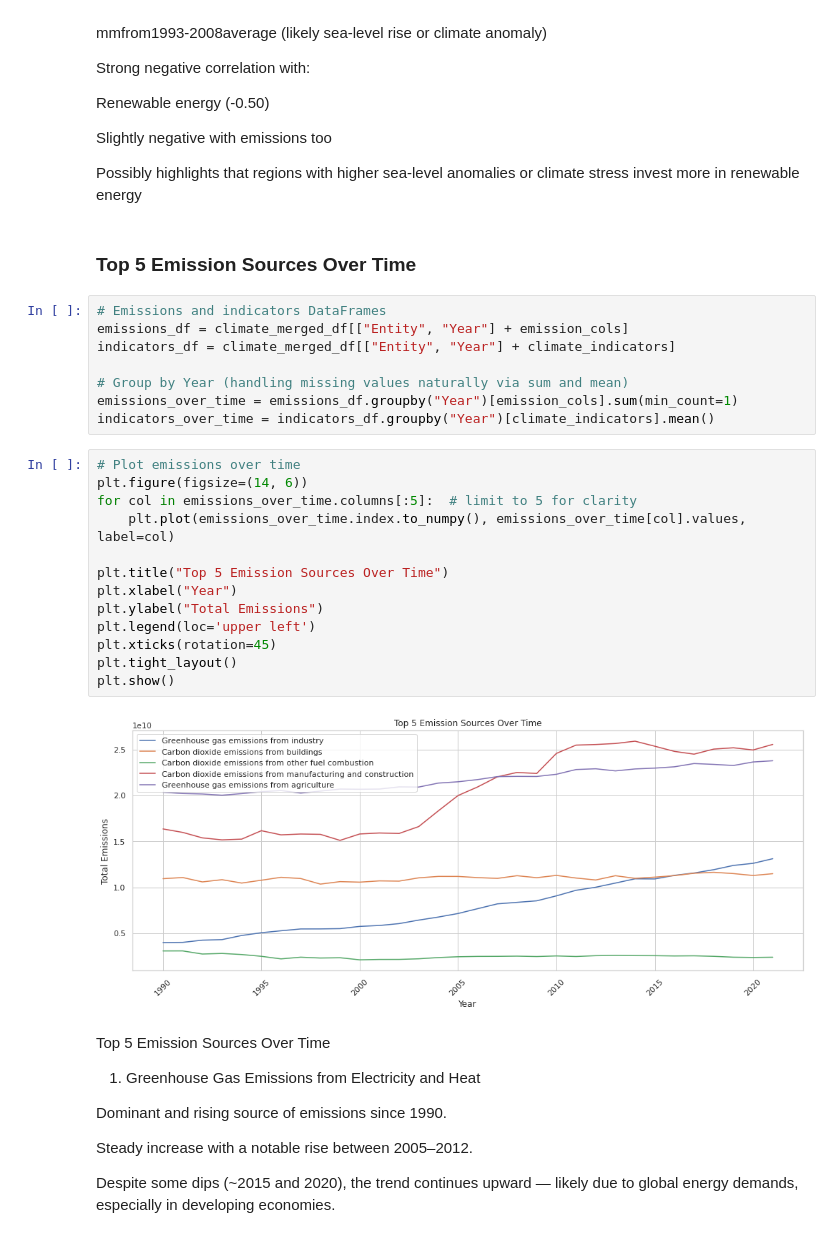
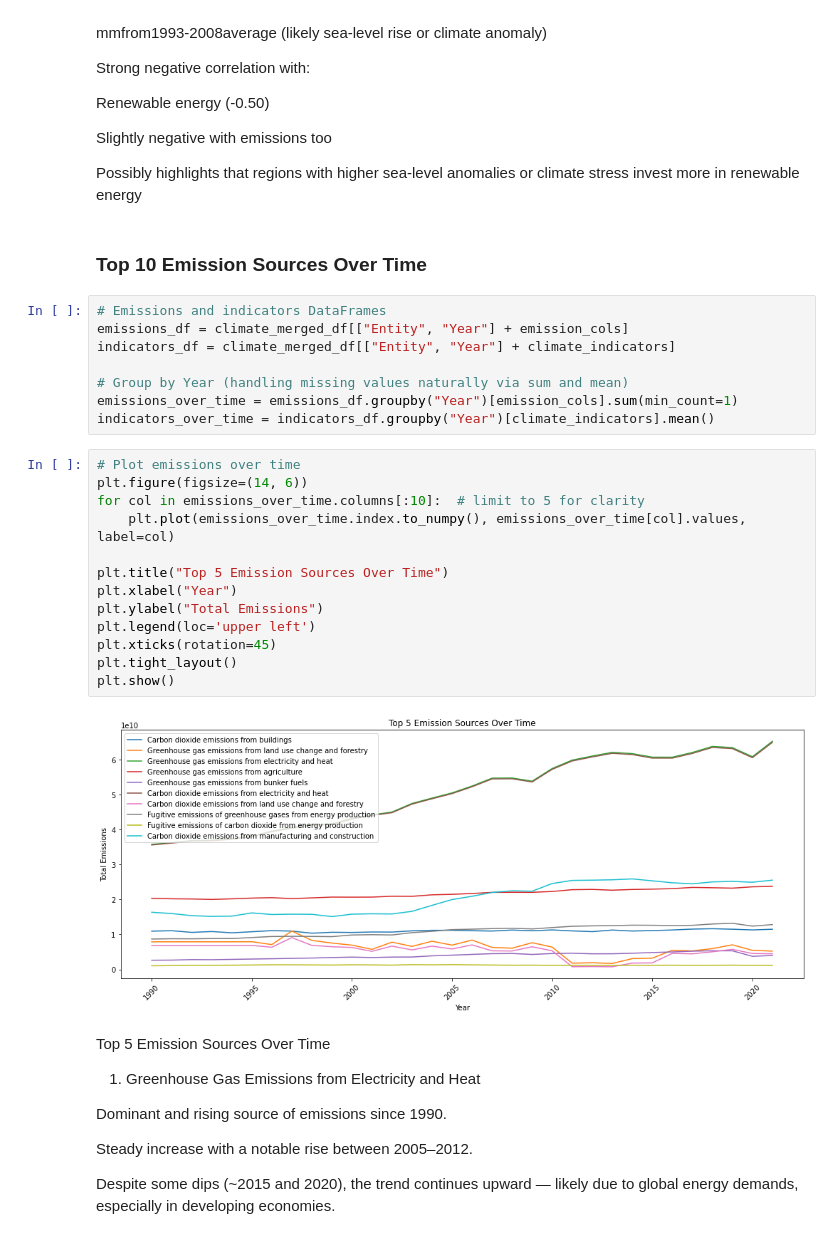
Before and after one commit to Angoye/Capstone-Project---Group-8, a Jupyter notebook: index.ipynb, the cells around one changed output. Drawn from its saved outputs; the diff is of its cells as text.

Commit message:
Modified graph

```diff
--- a/index.ipynb
+++ b/index.ipynb
@@ -343,7 +344,7 @@ Slightly negative with emissions too
 
 Possibly highlights that regions with higher sea-level anomalies or climate stress invest more in renewable energy
 # %% [markdown]
-### Top 5 Emission Sources Over Time
+### Top 10 Emission Sources Over Time
 # %%
 # Emissions and indicators DataFrames
 emissions_df = climate_merged_df[["Entity", "Year"] + emission_cols]
@@ -355,18 +356,18 @@ indicators_over_time = indicators_df.groupby("Year")[climate_indicators].mean()
 # %%
 # Plot emissions over time
 plt.figure(figsize=(14, 6))
-for col in emissions_over_time.columns[:5]:  # limit to 5 for clarity
+for col in emissions_over_time.columns[:10]:  # limit to 5 for clarity
     plt.plot(emissions_over_time.index.to_numpy(), emissions_over_time[col].values, label=col)
 
 plt.title("Top 5 Emission Sources Over Time")
 plt.xlabel("Year")
 plt.ylabel("Total Emissions")
 plt.legend(loc='upper left')
 plt.xticks(rotation=45)
 plt.tight_layout()
 plt.show()
 # %% [output]
-[figure, old version]
+[figure, new version]
 # %% [markdown]
 Top 5 Emission Sources Over Time
 1. Greenhouse Gas Emissions from Electricity and Heat
```
Also changed, not shown: parts of 14 cells of this notebook.
